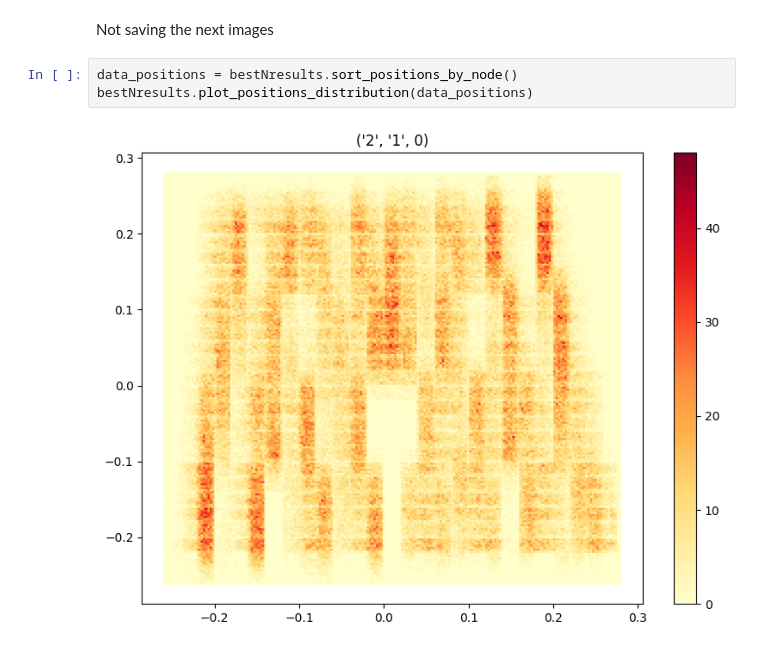
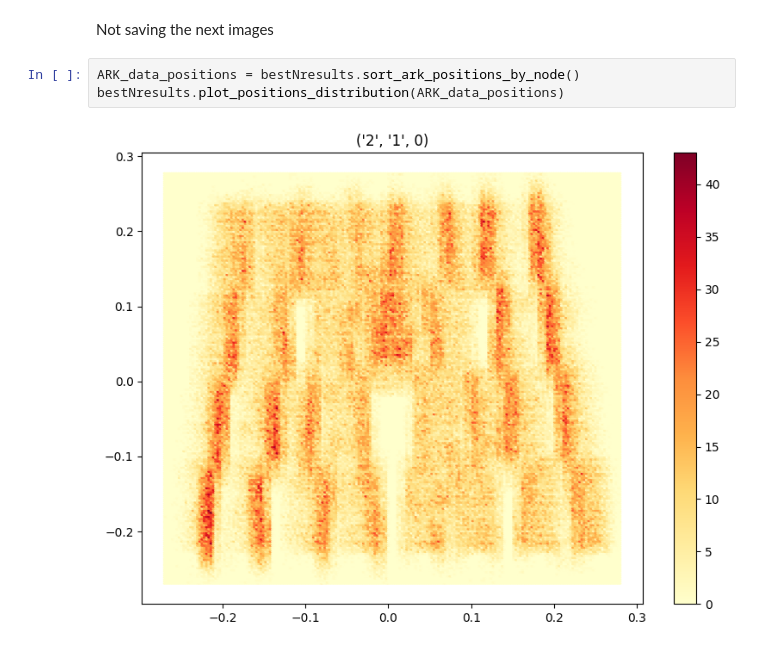
Before and after one commit to Fabio930/argos3-kilobot, a Jupyter notebook: BestNResults.ipynb, the cells around one changed output. Drawn from its saved outputs; the diff is of its cells as text.

```diff
--- a/BestNResults.ipynb
+++ b/BestNResults.ipynb
@@ -13,7 +13,7 @@ bestNresults.plot_pareto_diagram()
 # %% [markdown]
 Not saving the next images
 # %%
-data_positions = bestNresults.sort_positions_by_node()
-bestNresults.plot_positions_distribution(data_positions)
+ARK_data_positions = bestNresults.sort_ark_positions_by_node()
+bestNresults.plot_positions_distribution(ARK_data_positions)
 # %% [output]
-[figure, old version]
+[figure, new version]
```
Also changed, not shown: parts of 1 cell of this notebook, 2 other files.
